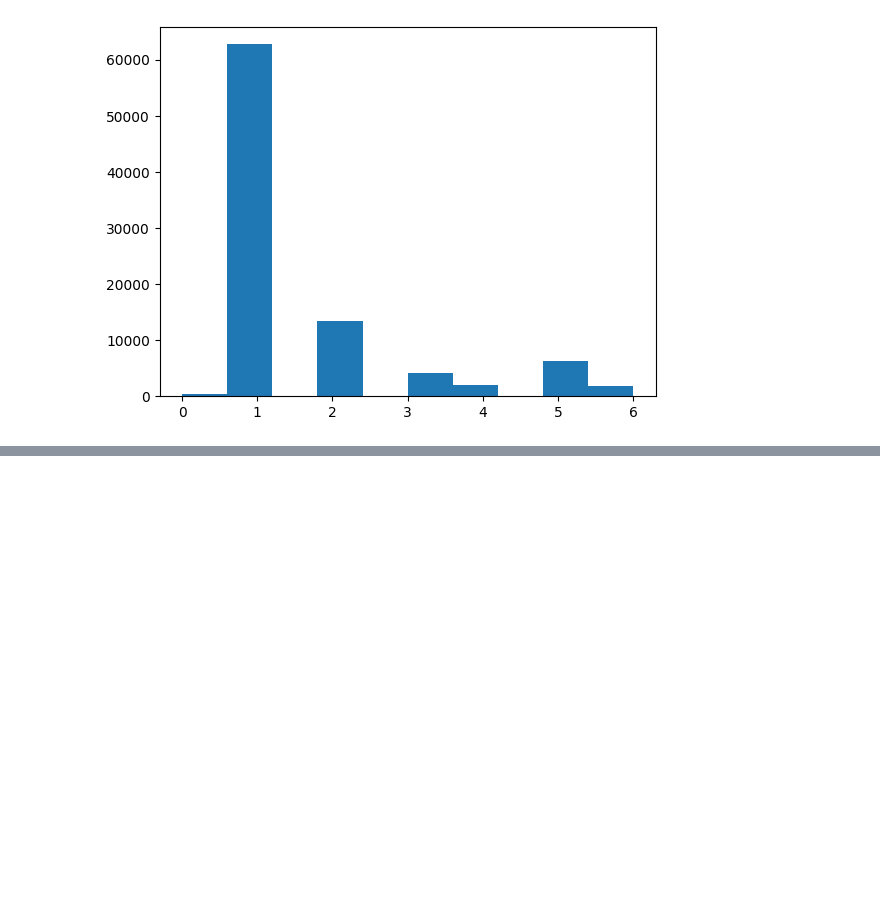
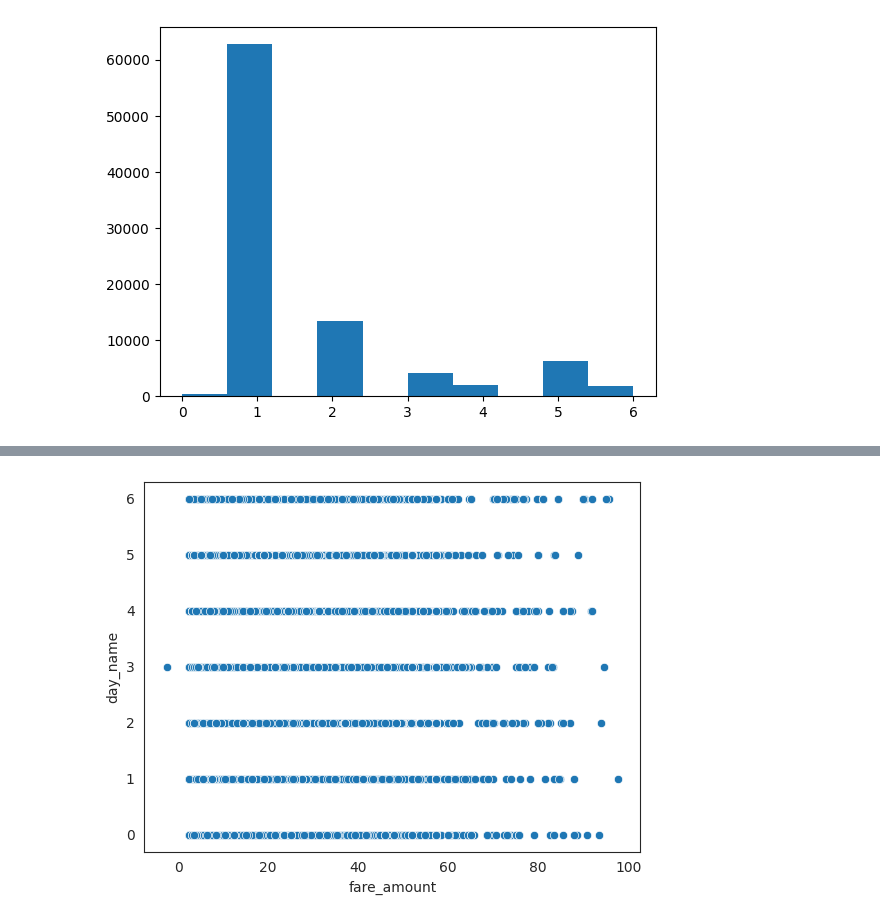
Before and after one commit to yjalil/prelectureMLops, a Jupyter notebook: project/mynotebook.ipynb, the cells around one changed output, grey strips where cells are left out. Drawn from its saved outputs; the diff is of its cells as text; code cells hidden in the pictures; blank space fills up the shorter version.

```diff
--- a/project/mynotebook.ipynb
+++ b/project/mynotebook.ipynb
@@ -51,0 +103,6 @@ def passenger_scale(df):
+# %%
+import seaborn as sns
+with sns.axes_style("white"):
+    sns.scatterplot(x='fare_amount', y='day_name', data=df)
+# %% [output]
+[figure, added]
```
Also changed, not shown: parts of 15 cells of this notebook, 9 other files.
